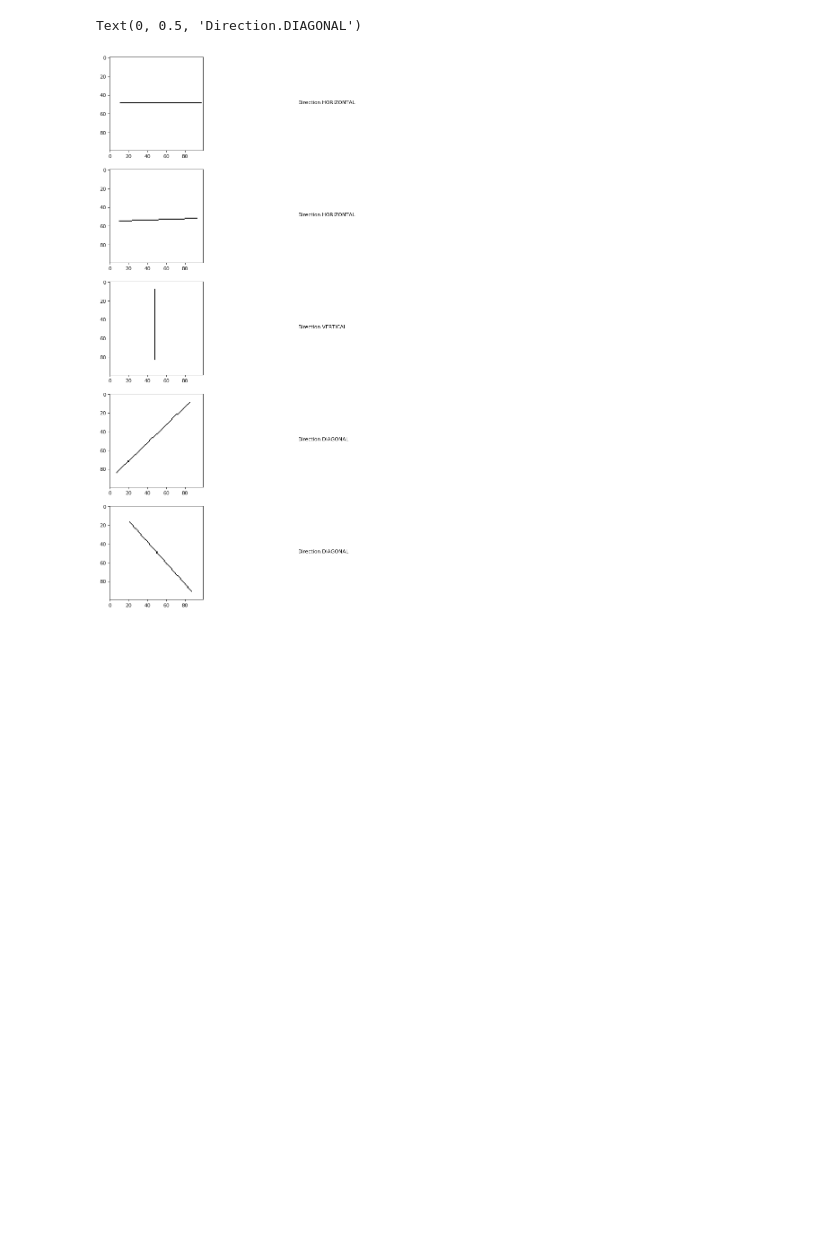
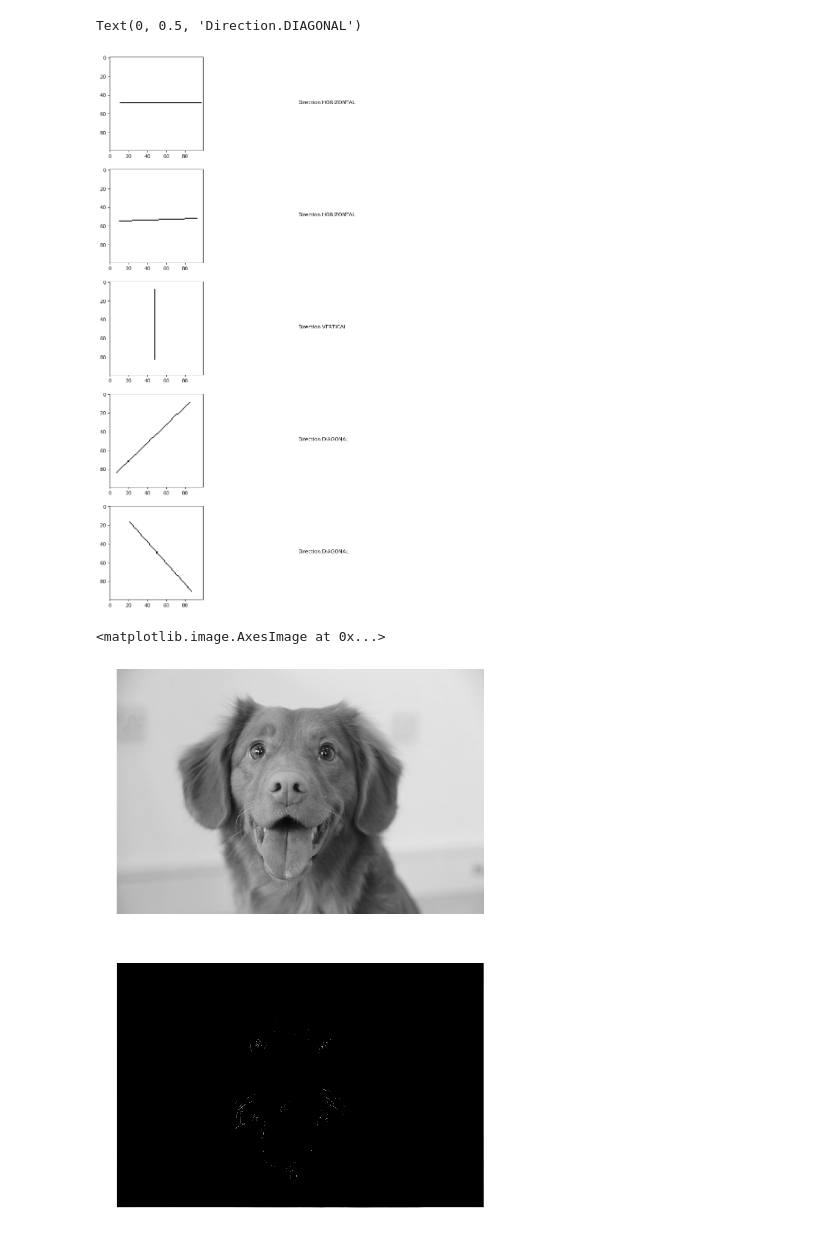
Before and after one commit to agathaftrindade/computacao-grafica, a Jupyter notebook: Aula08 - Segmentacao/Exercicios.ipynb, the cells around one changed output. Cells and saved outputs as stored; diff of their text form; code cells hidden in the pictures; blank space fills up the shorter version.

Commit message:
Segmentation: thresholded high-pass

```diff
--- a/Aula08 - Segmentacao/Exercicios.ipynb
+++ b/Aula08 - Segmentacao/Exercicios.ipynb
@@ -121,3 +122,64 @@ axarr[4][1].text(0, 0.5, find_line_rotation(diagonal_im2))
 # %% [output]
 Text(0, 0.5, 'Direction.DIAGONAL')
 [figure]
+# %%
+
+def get_neighborhood(im, x_, y_, d_size):
+    size = int(d_size / 2)
+    if d_size % 2 == 0:
+        return im[x_ - size + 1: x_ + size + 1,
+                  y_ - size + 1: y_ + size + 1,
+                  0]
+    return im[x_ - size : x_ + size + 1,
+                  y_ - size : y_ + size + 1,
+                  0]
+
+def grayify(im):
+    im = im.copy()
+    y_, x_, _ = im.shape
+
+    for x in range(x_):
+        for y in range(y_):
+            m = np.mean(im[y, x])
+            im[y, x] = (m, m, m)
+    return im
+
+def apply_mask(im, mask, threshold=100):
+
+    x_max, y_max, _ = im.shape
+
+    neigh_size, _ = mask.shape
+
+    new_im = im.copy()
+
+    for x in range(1, x_max - 1):
+        for y in range(1, y_max - 1):
+            neighs = np.array(get_neighborhood(im, x, y, neigh_size))
+            applied_matrix = neighs * mask
+            summed = applied_matrix.flatten().sum()
+            if summed >= threshold:
+                new_im[x][y] = summed
+            else:
+                new_im[x][y] = 0
+    return new_im
+
+im = io.imread('./puppy.jpg')
+im = grayify(im)
+
+f, ax = plt.subplots(2, 1, figsize=(16, 16), dpi=80)
+ax[0].axis('off')
+ax[1].axis('off')
+
+
+highpass_im = apply_mask(im, np.array([
+    [-1, -1, -1],
+    [-1, 8,  -1],
+    [-1, -1, -1]
+]), 80)
+
+
+ax[0].imshow(im)
+ax[1].imshow(highpass_im)
+# %% [output]
+<matplotlib.image.AxesImage at 0x...>
+[figure, added]
```
Also changed, not shown: parts of 2 cells of this notebook, 2 other files.
